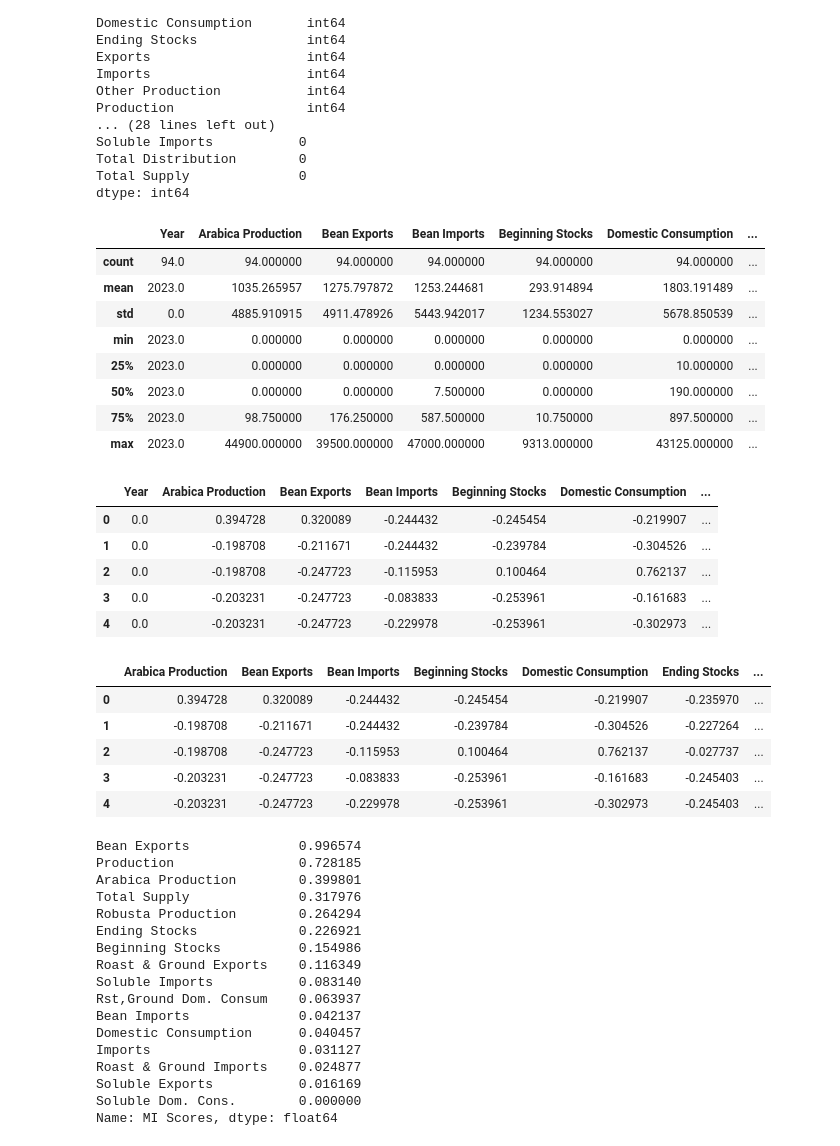
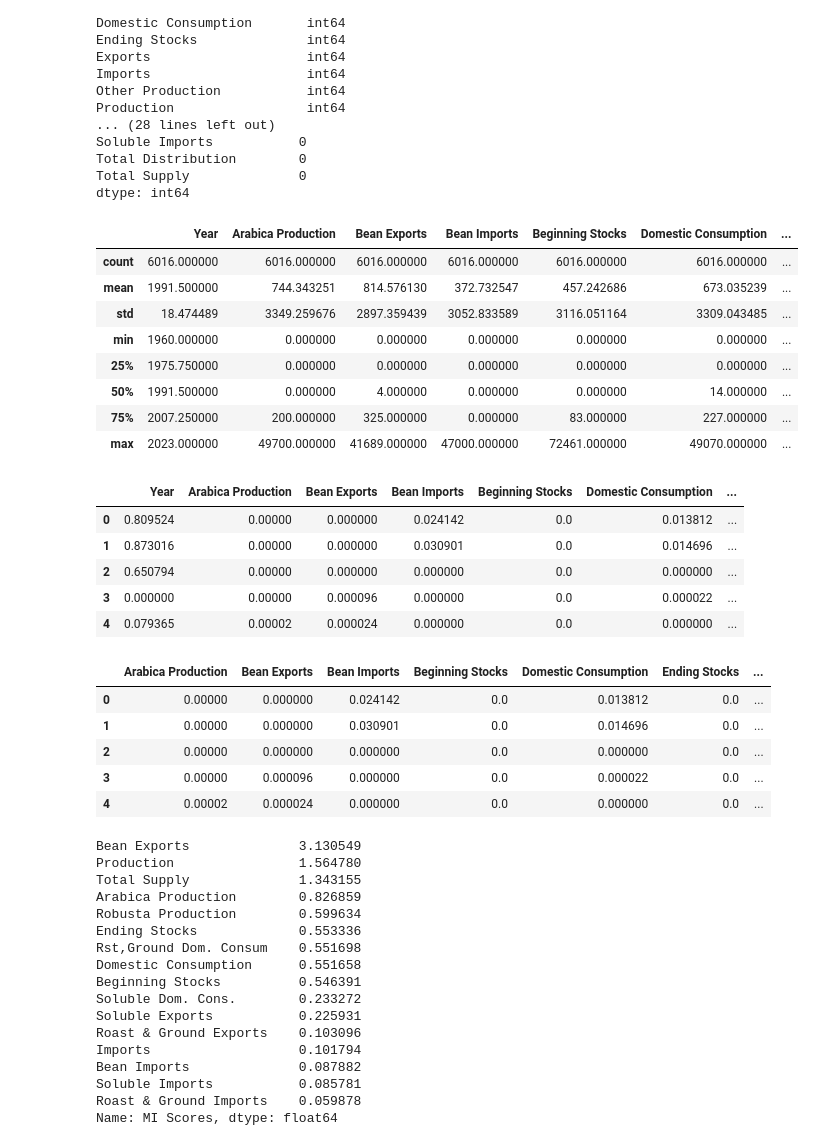
Before and after one commit to jacobpalinski/Coffee-Kaggle, a Jupyter notebook: Coffee.ipynb, the cells around one changed output. Saved outputs shown, nothing was run; the diff lists cells and outputs as text; code cells hidden in the pictures.

Commit message:
Initial model training

```diff
--- a/Coffee.ipynb
+++ b/Coffee.ipynb
@@ -26,7 +27,7 @@ df.head()
 5 rows × 21 columns
 # %%
 # Only interested in 2023
-df = df[df['Year'] == 2023]
+df = df[df['Year'] >= 1960]
 # %%
 # Inspect data
 print(df.dtypes)
@@ -54,47 +55,49 @@ dtype: int64
 df.describe()
 # %% [output]
 |  | Year | Arabica Production | Bean Exports | Bean Imports | Beginning Stocks | Domestic Consumption | ... |
-| count | 94.0 | 94.000000 | 94.000000 | 94.000000 | 94.000000 | 94.000000 | ... |
-| mean | 2023.0 | 1035.265957 | 1275.797872 | 1253.244681 | 293.914894 | 1803.191489 | ... |
-| std | 0.0 | 4885.910915 | 4911.478926 | 5443.942017 | 1234.553027 | 5678.850539 | ... |
-| min | 2023.0 | 0.000000 | 0.000000 | 0.000000 | 0.000000 | 0.000000 | ... |
-| 25% | 2023.0 | 0.000000 | 0.000000 | 0.000000 | 0.000000 | 10.000000 | ... |
-| 50% | 2023.0 | 0.000000 | 0.000000 | 7.500000 | 0.000000 | 190.000000 | ... |
-| 75% | 2023.0 | 98.750000 | 176.250000 | 587.500000 | 10.750000 | 897.500000 | ... |
-| max | 2023.0 | 44900.000000 | 39500.000000 | 47000.000000 | 9313.000000 | 43125.000000 | ... |
+| count | 6016.000000 | 6016.000000 | 6016.000000 | 6016.000000 | 6016.000000 | 6016.000000 | ... |
+| mean | 1991.500000 | 744.343251 | 814.576130 | 372.732547 | 457.242686 | 673.035239 | ... |
+| std | 18.474489 | 3349.259676 | 2897.359439 | 3052.833589 | 3116.051164 | 3309.043485 | ... |
+| min | 1960.000000 | 0.000000 | 0.000000 | 0.000000 | 0.000000 | 0.000000 | ... |
+| 25% | 1975.750000 | 0.000000 | 0.000000 | 0.000000 | 0.000000 | 0.000000 | ... |
+| 50% | 1991.500000 | 0.000000 | 4.000000 | 0.000000 | 0.000000 | 14.000000 | ... |
+| 75% | 2007.250000 | 200.000000 | 325.000000 | 0.000000 | 83.000000 | 227.000000 | ... |
+| max | 2023.000000 | 49700.000000 | 41689.000000 | 47000.000000 | 72461.000000 | 49070.000000 | ... |
 # %%
 # Generate training and test data and standardise data
 X = df.drop('Exports', axis=1)
 y = df['Exports']
 X_train, X_test, y_train, y_test = train_test_split(X, y, test_size=0.25, random_state=42)
-sc = StandardScaler()
+sc = MinMaxScaler(feature_range=(0,1))
 numeric_columns = X_train.select_dtypes(include = ['int64']).columns
 X_train = pd.DataFrame(sc.fit_transform(X_train[numeric_columns]), columns = numeric_columns)
 X_test = pd.DataFrame(sc.transform(X_test[numeric_columns]), columns = numeric_columns)
 X_train.head()
 # %% [output]
 |  | Year | Arabica Production | Bean Exports | Bean Imports | Beginning Stocks | Domestic Consumption | ... |
-| 0 | 0.0 | 0.394728 | 0.320089 | -0.244432 | -0.245454 | -0.219907 | ... |
-| 1 | 0.0 | -0.198708 | -0.211671 | -0.244432 | -0.239784 | -0.304526 | ... |
-| 2 | 0.0 | -0.198708 | -0.247723 | -0.115953 | 0.100464 | 0.762137 | ... |
-| 3 | 0.0 | -0.203231 | -0.247723 | -0.083833 | -0.253961 | -0.161683 | ... |
-| 4 | 0.0 | -0.203231 | -0.247723 | -0.229978 | -0.253961 | -0.302973 | ... |
+| 0 | 0.809524 | 0.00000 | 0.000000 | 0.024142 | 0.0 | 0.013812 | ... |
+| 1 | 0.873016 | 0.00000 | 0.000000 | 0.030901 | 0.0 | 0.014696 | ... |
+| 2 | 0.650794 | 0.00000 | 0.000000 | 0.000000 | 0.0 | 0.000000 | ... |
+| 3 | 0.000000 | 0.00000 | 0.000096 | 0.000000 | 0.0 | 0.000022 | ... |
+| 4 | 0.079365 | 0.00002 | 0.000024 | 0.000000 | 0.0 | 0.000000 | ... |
 # %%
 # Concat export value into dataframe and remove irrelevant columns
 y_train = y_train.reset_index()
 X_train = X_train.drop(['Year', 'Other Production', 'Total Distribution'], axis=1)
 merged_train = pd.concat([X_train, y_train], axis=1)
 merged_train = merged_train.drop(['index'], axis=1)
+y_train = y_train.drop(['index'], axis=1)
 y_test = y_test.reset_index()
 X_test = X_test.drop(['Year', 'Other Production', 'Total Distribution'], axis=1)
+y_test = y_test.drop(['index'], axis=1)
 merged_train.head()
 # %% [output]
 |  | Arabica Production | Bean Exports | Bean Imports | Beginning Stocks | Domestic Consumption | Ending Stocks | ... |
-| 0 | 0.394728 | 0.320089 | -0.244432 | -0.245454 | -0.219907 | -0.235970 | ... |
-| 1 | -0.198708 | -0.211671 | -0.244432 | -0.239784 | -0.304526 | -0.227264 | ... |
-| 2 | -0.198708 | -0.247723 | -0.115953 | 0.100464 | 0.762137 | -0.027737 | ... |
-| 3 | -0.203231 | -0.247723 | -0.083833 | -0.253961 | -0.161683 | -0.245403 | ... |
-| 4 | -0.203231 | -0.247723 | -0.229978 | -0.253961 | -0.302973 | -0.245403 | ... |
+| 0 | 0.00000 | 0.000000 | 0.024142 | 0.0 | 0.013812 | 0.0 | ... |
+| 1 | 0.00000 | 0.000000 | 0.030901 | 0.0 | 0.014696 | 0.0 | ... |
+| 2 | 0.00000 | 0.000000 | 0.000000 | 0.0 | 0.000000 | 0.0 | ... |
+| 3 | 0.00000 | 0.000096 | 0.000000 | 0.0 | 0.000022 | 0.0 | ... |
+| 4 | 0.00002 | 0.000024 | 0.000000 | 0.0 | 0.000000 | 0.0 | ... |
 # %%
 # Mutual Information Scores for Each Variable
 def make_mi_scores(X, y):
@@ -106,22 +109,22 @@ def make_mi_scores(X, y):
 mi_scores = make_mi_scores(merged_train.drop('Exports', axis=1), merged_train['Exports'])
 print(mi_scores)
 # %% [output]
-Bean Exports              0.996574
-Production                0.728185
-Arabica Production        0.399801
-Total Supply              0.317976
-Robusta Production        0.264294
-Ending Stocks             0.226921
-Beginning Stocks          0.154986
-Roast & Ground Exports    0.116349
-Soluble Imports           0.083140
-Rst,Ground Dom. Consum    0.063937
-Bean Imports              0.042137
-Domestic Consumption      0.040457
-Imports                   0.031127
-Roast & Ground Imports    0.024877
-Soluble Exports           0.016169
-Soluble Dom. Cons.        0.000000
+Bean Exports              3.130549
+Production                1.564780
+Total Supply              1.343155
+Arabica Production        0.826859
+Robusta Production        0.599634
+Ending Stocks             0.553336
+Rst,Ground Dom. Consum    0.551698
+Domestic Consumption      0.551658
+Beginning Stocks          0.546391
+Soluble Dom. Cons.        0.233272
+Soluble Exports           0.225931
+Roast & Ground Exports    0.103096
+Imports                   0.101794
+Bean Imports              0.087882
+Soluble Imports           0.085781
+Roast & Ground Imports    0.059878
 Name: MI Scores, dtype: float64
 # %%
 # Create heatmap
```
Also changed, not shown: parts of 12 cells of this notebook, 1 other file.
